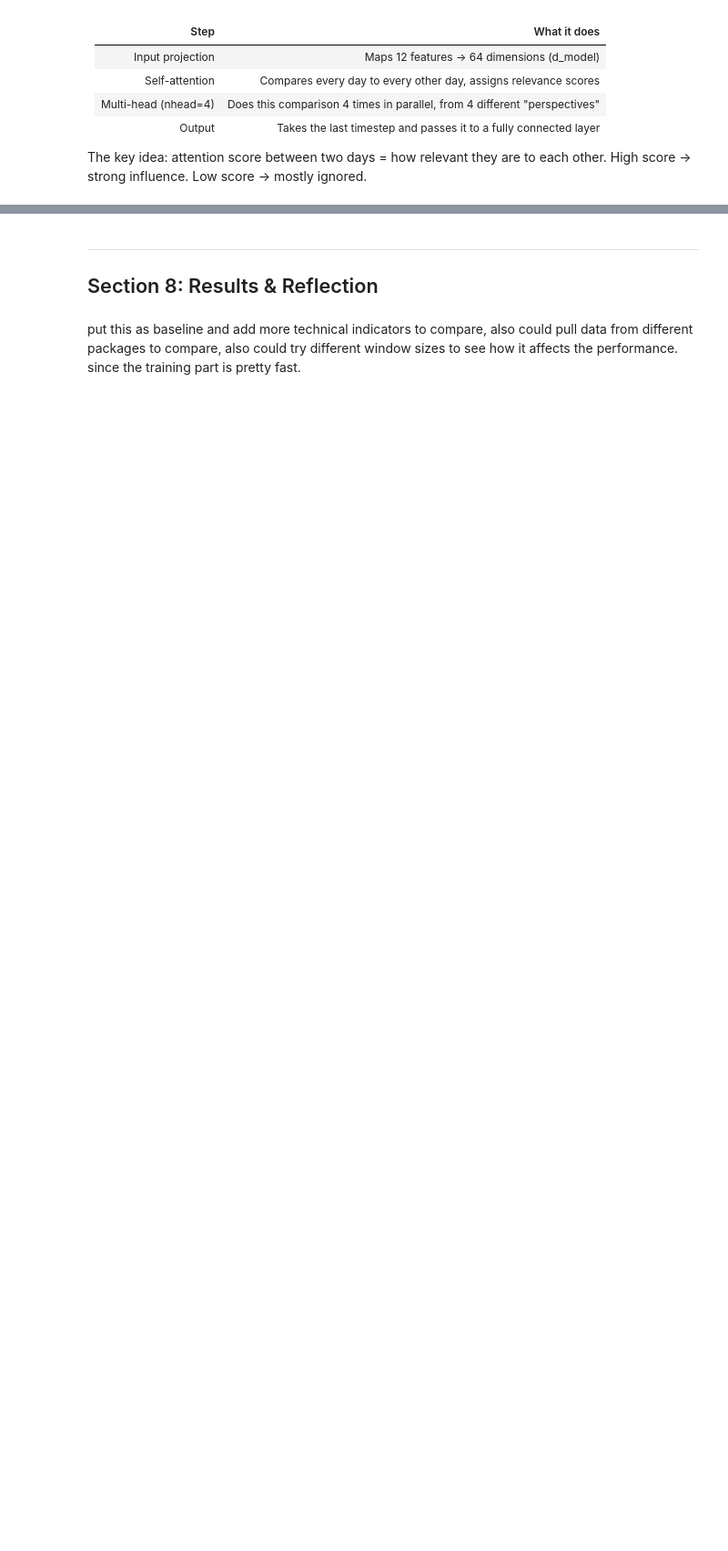
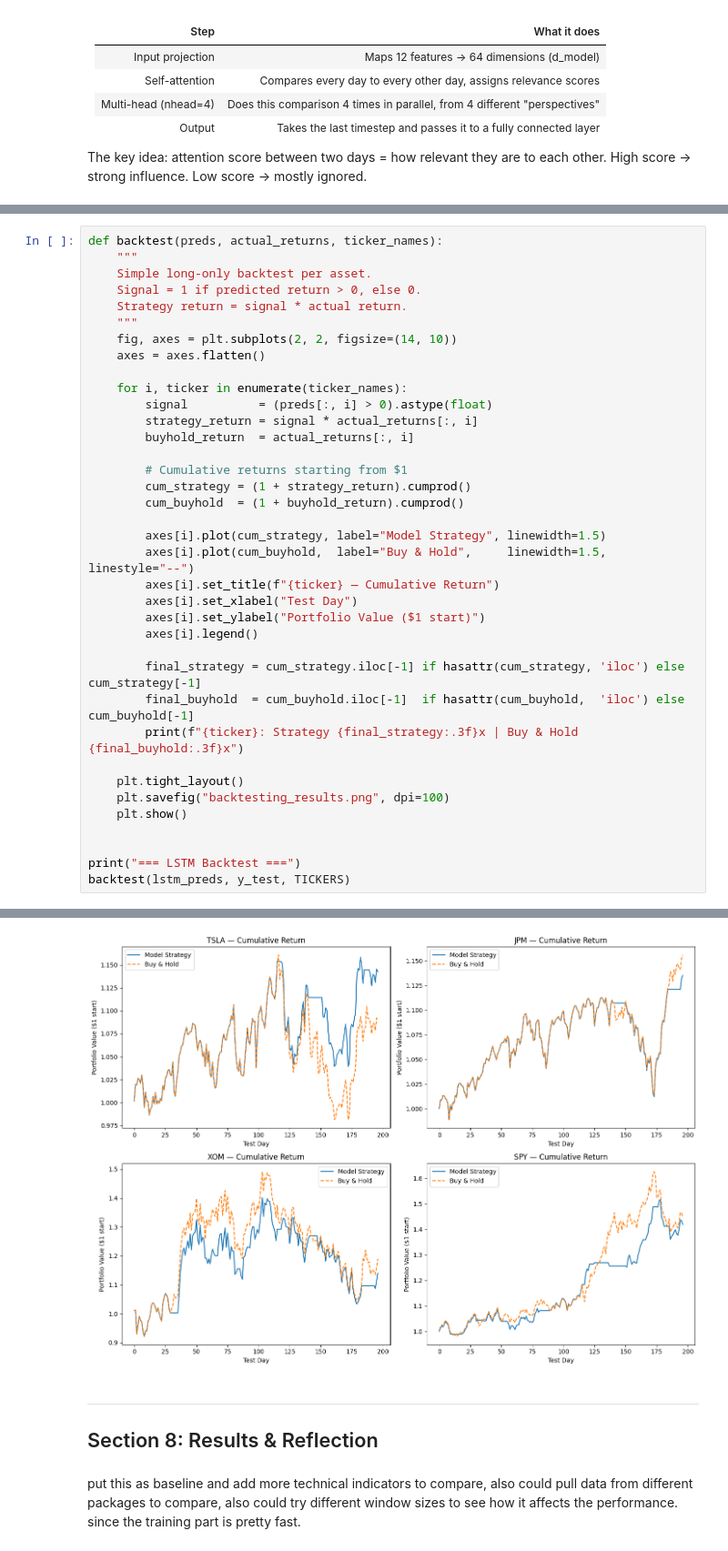
Before and after one commit to sophie61i/stock-forecasting-nn, a Jupyter notebook: project.ipynb, the cells around one changed output, grey strips where cells are left out. Shown at 91% size. Cells and saved outputs as stored; diff of their text form; blank space fills up the shorter version.

```diff
--- a/project.ipynb
+++ b/project.ipynb
@@ -457,0 +516,38 @@ Transformer Test MAE: 0.013014
+# %%
+def backtest(preds, actual_returns, ticker_names):
+    """
+    Simple long-only backtest per asset.
+    Signal = 1 if predicted return > 0, else 0.
+    Strategy return = signal * actual return.
+    """
+    fig, axes = plt.subplots(2, 2, figsize=(14, 10))
+    axes = axes.flatten()
+
+    for i, ticker in enumerate(ticker_names):
+        signal          = (preds[:, i] > 0).astype(float)
+        strategy_return = signal * actual_returns[:, i]
+        buyhold_return  = actual_returns[:, i]
+
+        # Cumulative returns starting from $1
+        cum_strategy = (1 + strategy_return).cumprod()
+        cum_buyhold  = (1 + buyhold_return).cumprod()
+
+        axes[i].plot(cum_strategy, label="Model Strategy", linewidth=1.5)
+        axes[i].plot(cum_buyhold,  label="Buy & Hold",     linewidth=1.5, linestyle="--")
+        axes[i].set_title(f"{ticker} — Cumulative Return")
+        axes[i].set_xlabel("Test Day")
+        axes[i].set_ylabel("Portfolio Value ($1 start)")
+        axes[i].legend()
+
+        final_strategy = cum_strategy.iloc[-1] if hasattr(cum_strategy, 'iloc') else cum_strategy[-1]
+        final_buyhold  = cum_buyhold.iloc[-1]  if hasattr(cum_buyhold,  'iloc') else cum_buyhold[-1]
+        print(f"{ticker}: Strategy {final_strategy:.3f}x | Buy & Hold {final_buyhold:.3f}x")
+
+    plt.tight_layout()
+    plt.savefig("backtesting_results.png", dpi=100)
+    plt.show()
+
+
+print("=== LSTM Backtest ===")
+backtest(lstm_preds, y_test, TICKERS)
+# %% [output]
@@ -458,3 +559,4 @@ Transformer Test MAE: 0.013014
+[figure, added]
 # %% [markdown]
 ---
 ## Section 8: Results & Reflection
```
Also changed, not shown: parts of 18 cells of this notebook.
